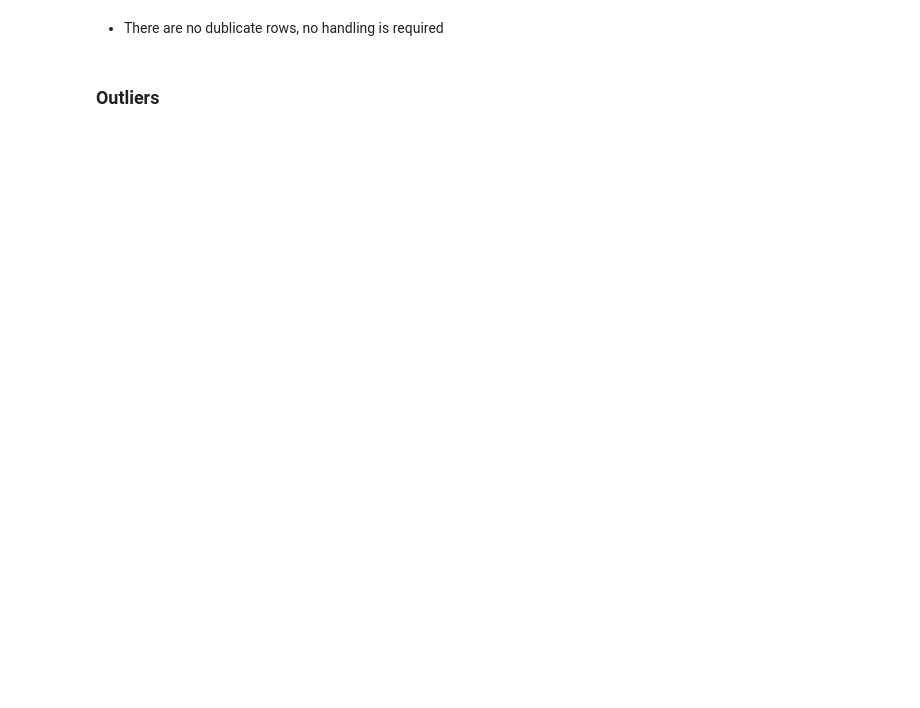
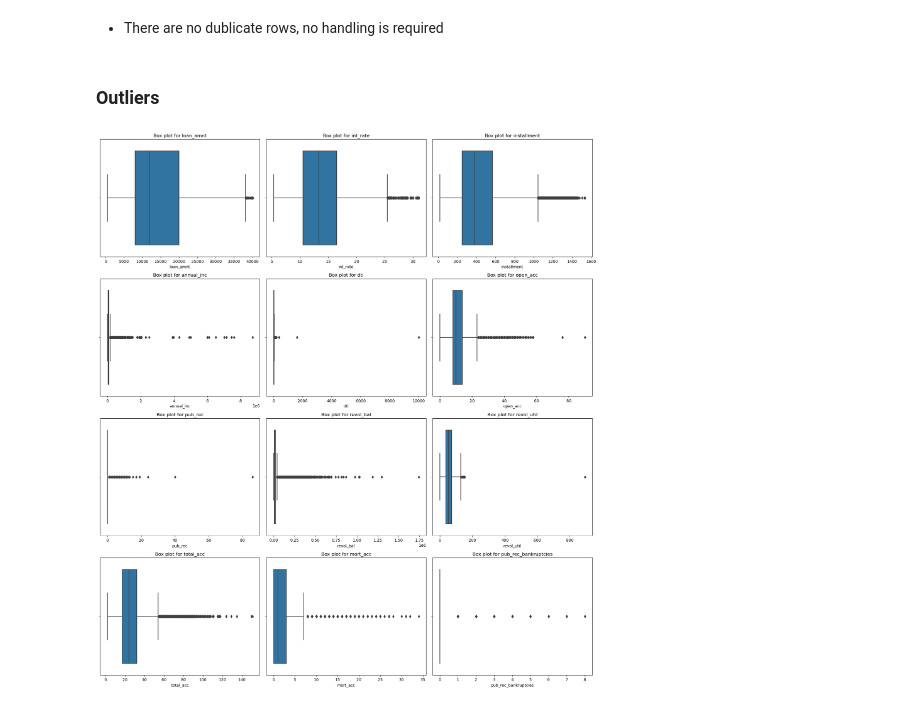
Before and after one commit to UpendraSinghRathore85/ML-Projects-Python, a Jupyter notebook: LogisticRegression/Business Case LoanTap Logistic Regression.ipynb, the cells around one changed output. Cells and saved outputs as stored; diff of their text form; code cells hidden in the pictures; blank space fills up the shorter version.

```diff
--- a/LogisticRegression/Business Case LoanTap Logistic Regression.ipynb
+++ b/LogisticRegression/Business Case LoanTap Logistic Regression.ipynb
@@ -293,3 +290,72 @@ df.duplicated().sum()
 * There are no dublicate rows, no handling is required
 # %% [markdown]
 ### Outliers
+# %%
+def detect_outliers_with_plots(data):
+    """
+    Detect outliers in each numerical feature of a dataset using the IQR method and plot box plots as subplots in four rows.
+
+    Parameters:
+    data (pd.DataFrame): The dataset containing the features.
+
+    Returns:
+    pd.DataFrame: A DataFrame containing feature names, number of outliers, percentage of outliers, lower and upper boundaries.
+    """
+    # Calculate the number of numerical features
+    numerical_features = [col for col in data.columns if pd.api.types.is_numeric_dtype(data[col])]
+    num_features = len(numerical_features)
+
+    # Set up the figure and axes for subplots in four rows
+    num_rows = 4
+    num_cols = (num_features + num_rows - 1) // num_rows  # Calculate number of columns needed
+    fig, axs = plt.subplots(num_rows, num_cols, figsize=(18, 5 * num_rows))  # Adjust figsize as needed
+
+    # Initialize a list to store summary statistics
+    summary_list = []
+
+    # Iterate through numerical features
+    for i, feature in enumerate(numerical_features):
+        row = i // num_cols
+        col = i % num_cols
+
+        # Calculate Q1 (25th percentile) and Q3 (75th percentile)
+        Q1 = data[feature].quantile(0.25)
+        Q3 = data[feature].quantile(0.75)
+        IQR = Q3 - Q1
+
+        # Define bounds for outliers
+        lower_bound = Q1 - 1.5 * IQR
+        upper_bound = Q3 + 1.5 * IQR
+
+        # Identify outliers
+        outliers = data[(data[feature] < lower_bound) | (data[feature] > upper_bound)]
+        num_outliers = len(outliers)
+        total_count = len(data)
+        percentage_outliers = (num_outliers / total_count) * 100
+
+        # Plot box plot on the corresponding subplot
+        sns.boxplot(x=data[feature], ax=axs[row, col])
+        axs[row, col].set_title(f'Box plot for {feature}')
+        axs[row, col].set_xlabel(feature)
+
+        # Append summary statistics to the list
+        summary_list.append({
+            'Feature': feature,
+            'Num_Outliers': num_outliers,
+            'Percentage_Outliers': percentage_outliers,
+            'Lower_Boundary': lower_bound,
+            'Upper_Boundary': upper_bound,
+        })
+
+    # Adjust layout and display the plot
+    plt.tight_layout()
+    plt.show()
+
+    # Return summary statistics as a DataFrame
+    return pd.DataFrame(summary_list)
+
+
+# Detect outliers and generate plots
+summary_df = detect_outliers_with_plots(df)
+# %% [output]
+[figure, added]
```
Also changed, not shown: parts of 22 cells of this notebook.
